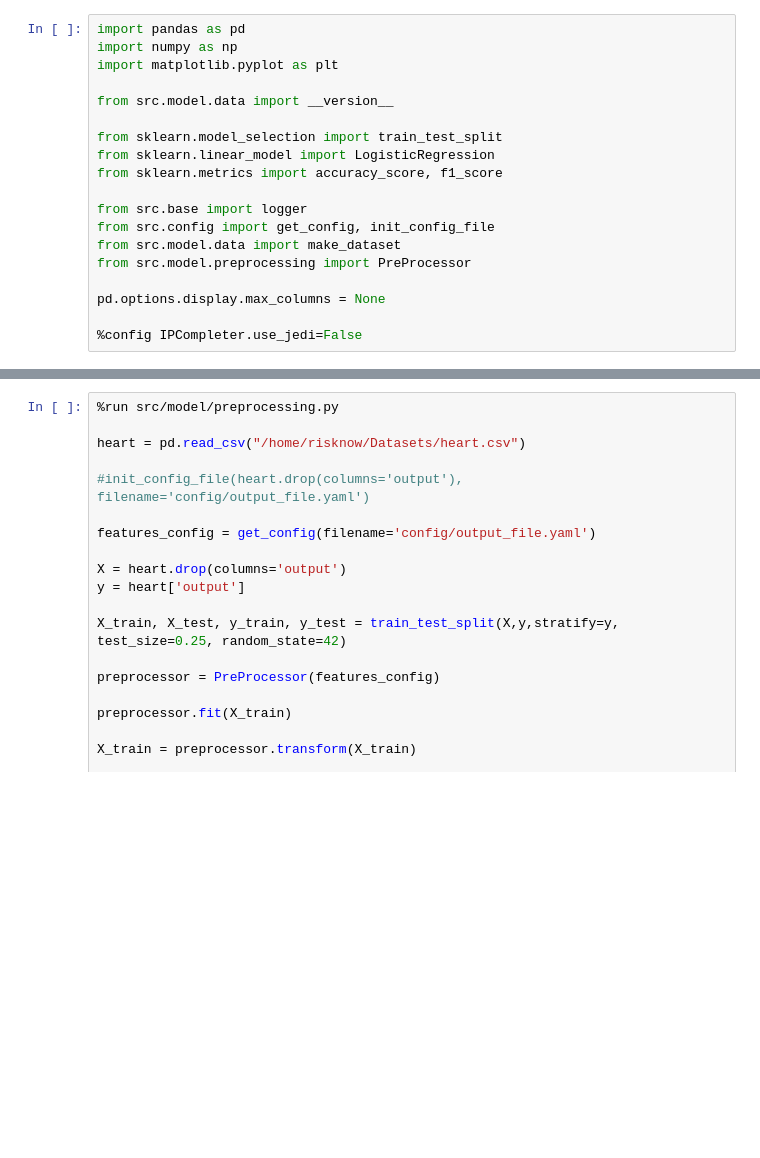
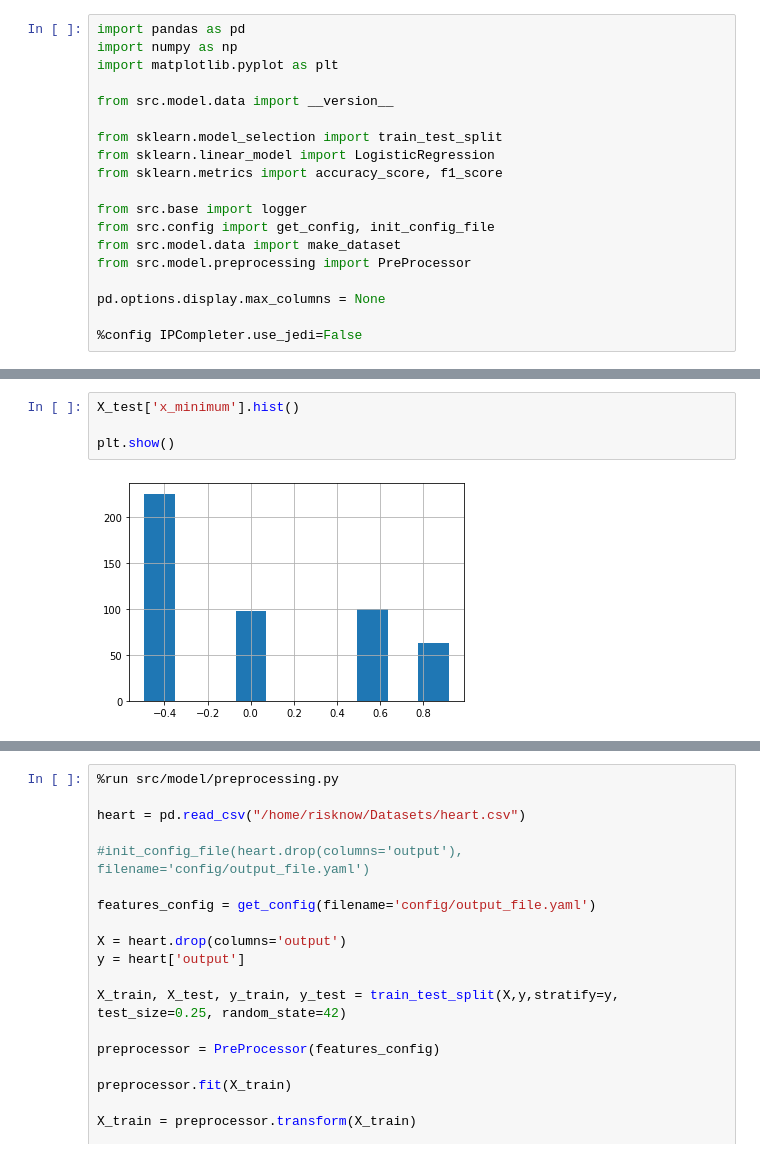
Before and after one commit to emdemor/ml-template, a Jupyter notebook: main.ipynb, the cells around one changed output, grey strips where cells are left out. Saved outputs shown, nothing was run; the diff lists cells and outputs as text; blank space fills up the shorter version.

```diff
--- a/main.ipynb
+++ b/main.ipynb
@@ -41,0 +48,6 @@ f1_score(y_test,classifier.predict(X_test), average = 'weighted')
+# %%
+X_test['x_minimum'].hist()
+
+plt.show()
+# %% [output]
+[figure, added]
```
Also changed, not shown: parts of 15 cells of this notebook, 2 other files.
